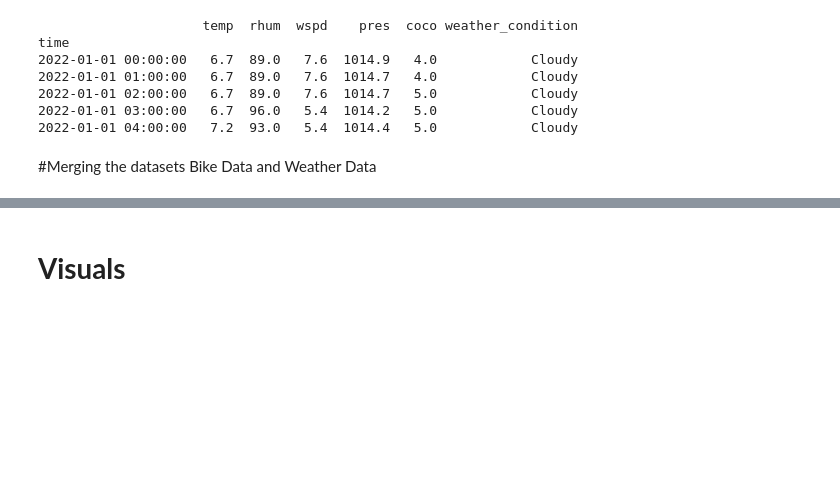
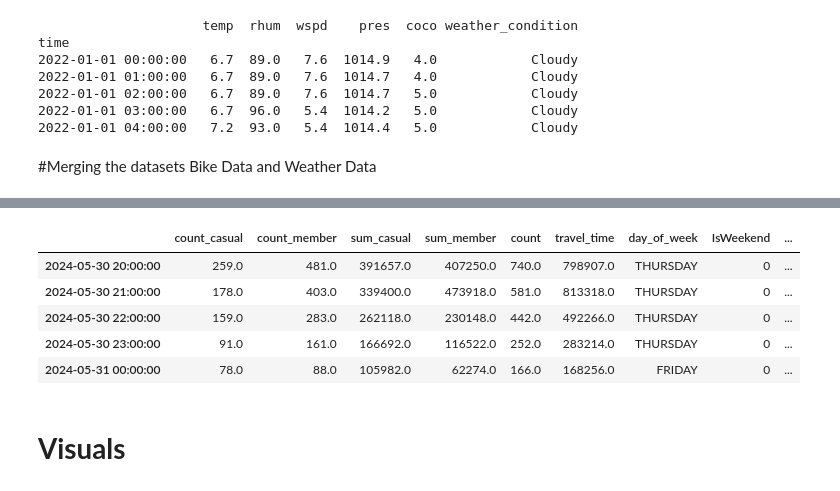
Before and after one commit to ankesh86/BlueBikes_MachineLearning, a Jupyter notebook: BlueBikesData.ipynb, the cells around one changed output, grey strips where cells are left out. Cells and saved outputs as stored; diff of their text form; code cells hidden in the pictures; blank space fills up the shorter version.

```diff
--- a/BlueBikesData.ipynb
+++ b/BlueBikesData.ipynb
@@ -65,13 +72,3 @@ print(raw_data.head())
 raw_data.shape
 # %% [output]
 (8907668, 3)
-# %%
-URLA = 'https://s3.amazonaws.com/hubway-data/202404-bluebikes-tripdata.zip'
-URLB = 'https://s3.amazonaws.com/hubway-data/202405-bluebikes-tripdata.zip'
-from zipfile import ZipFile
-zf = ZipFile(URLB, 'r')
-zf.extractall('sample_data')
-zf.close()
-
-raw_data = pd.read_csv('202405-bluebikes-tripdata.csv', encoding='utf-8')
-raw_data.head()
@@ -406,6 +462,15 @@ print(combined_data.head())
 2022-01-01 02:00:00   6.7  89.0   7.6  1014.7   5.0            Cloudy
 2022-01-01 03:00:00   6.7  96.0   5.4  1014.2   5.0            Cloudy
 2022-01-01 04:00:00   7.2  93.0   5.4  1014.4   5.0            Cloudy
+# %%
+combined_data.tail()
+# %% [output]
+|  | count_casual | count_member | sum_casual | sum_member | count | travel_time | day_of_week | IsWeekend | ... |
+| 2024-05-30 20:00:00 | 259.0 | 481.0 | 391657.0 | 407250.0 | 740.0 | 798907.0 | THURSDAY | 0 | ... |
+| 2024-05-30 21:00:00 | 178.0 | 403.0 | 339400.0 | 473918.0 | 581.0 | 813318.0 | THURSDAY | 0 | ... |
+| 2024-05-30 22:00:00 | 159.0 | 283.0 | 262118.0 | 230148.0 | 442.0 | 492266.0 | THURSDAY | 0 | ... |
+| 2024-05-30 23:00:00 | 91.0 | 161.0 | 166692.0 | 116522.0 | 252.0 | 283214.0 | THURSDAY | 0 | ... |
+| 2024-05-31 00:00:00 | 78.0 | 88.0 | 105982.0 | 62274.0 | 166.0 | 168256.0 | FRIDAY | 0 | ... |
 # %%
 # Rename columns in the DataFrame
 combined_data.rename(columns={
```
Also changed, not shown: parts of 16 cells of this notebook.
